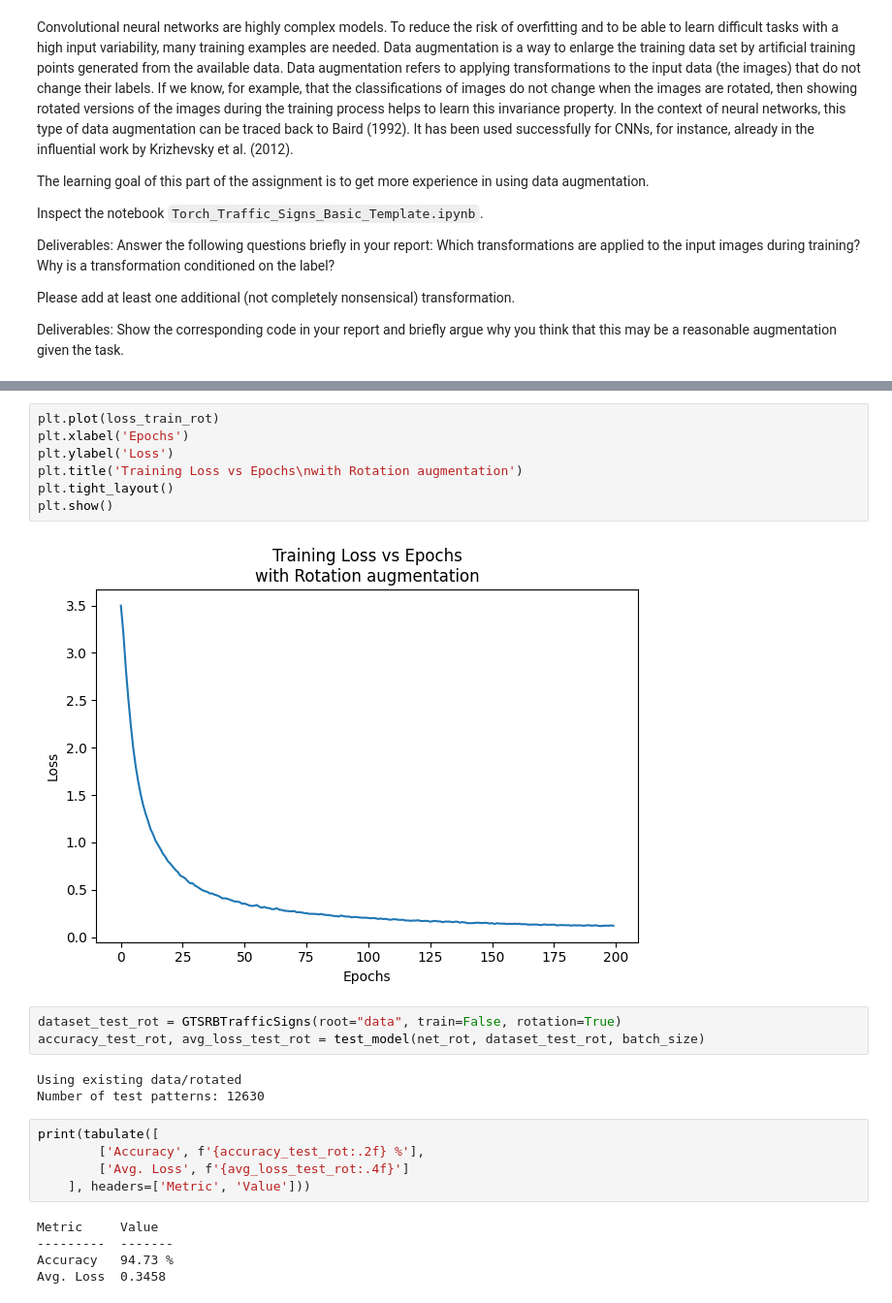
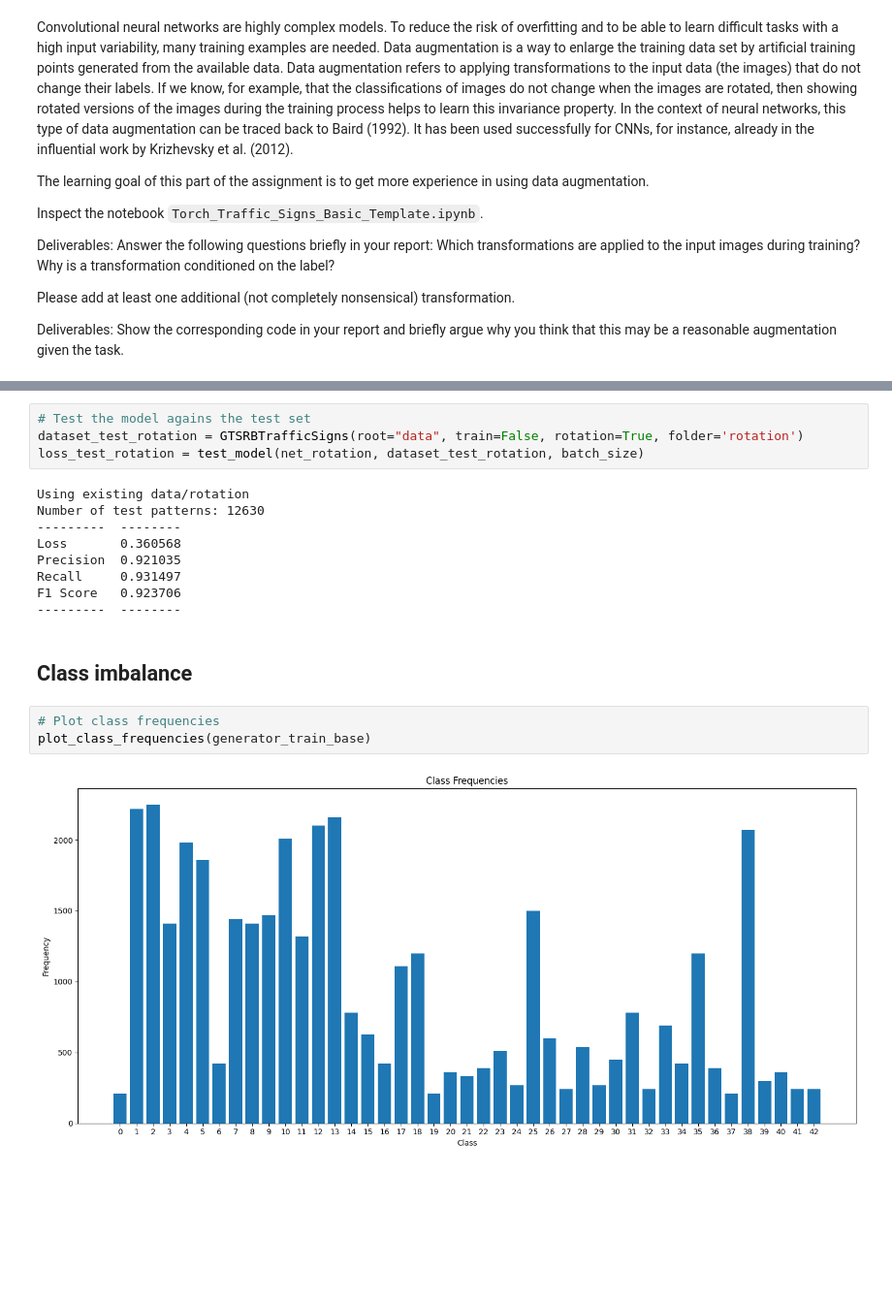
Before and after one commit to henrikdchristensen/DIKU-MLA-A6-Logistic-Regression-and-Convolutional-Neural-Networks, a Jupyter notebook: notebook.ipynb, the cells around one changed output, grey strips where cells are left out. Shown at 97% size. Saved outputs shown, nothing was run; the diff lists cells and outputs as text; blank space fills up the shorter version.

```diff
--- a/notebook.ipynb
+++ b/notebook.ipynb
@@ -617,25 +682,20 @@ torch.save(net_rot.state_dict(), 'models/traffic_simple_rotated')
-# %%
-plt.plot(loss_train_rot)
-plt.xlabel('Epochs')
-plt.ylabel('Loss')
-plt.title('Training Loss vs Epochs\nwith Rotation augmentation')
-plt.tight_layout()
-plt.show()
-# %% [output]
-[figure, removed]
 # %%
-dataset_test_rot = GTSRBTrafficSigns(root="data", train=False, rotation=True)
-accuracy_test_rot, avg_loss_test_rot = test_model(net_rot, dataset_test_rot, batch_size)
+# Test the model agains the test set
+dataset_test_rotation = GTSRBTrafficSigns(root="data", train=False, rotation=True, folder='rotation')
+loss_test_rotation = test_model(net_rotation, dataset_test_rotation, batch_size)
 # %% [output]
-Using existing data/rotated
+Using existing data/rotation
 Number of test patterns: 12630
+---------  --------
+Loss       0.360568
+Precision  0.921035
+Recall     0.931497
+F1 Score   0.923706
+---------  --------
-# %%
-print(tabulate([
-        ['Accuracy', f'{accuracy_test_rot:.2f} %'],
-        ['Avg. Loss', f'{avg_loss_test_rot:.4f}']
-    ], headers=['Metric', 'Value']))
-# %% [output]
-Metric     Value
----------  -------
-Accuracy   94.73 %
-Avg. Loss  0.3458
+# %% [markdown]
+## Class imbalance
+# %%
+# Plot class frequencies
+plot_class_frequencies(generator_train_base)
+# %% [output]
+[figure, added]
```
Also changed, not shown: parts of 26 cells of this notebook, 10 other files.
